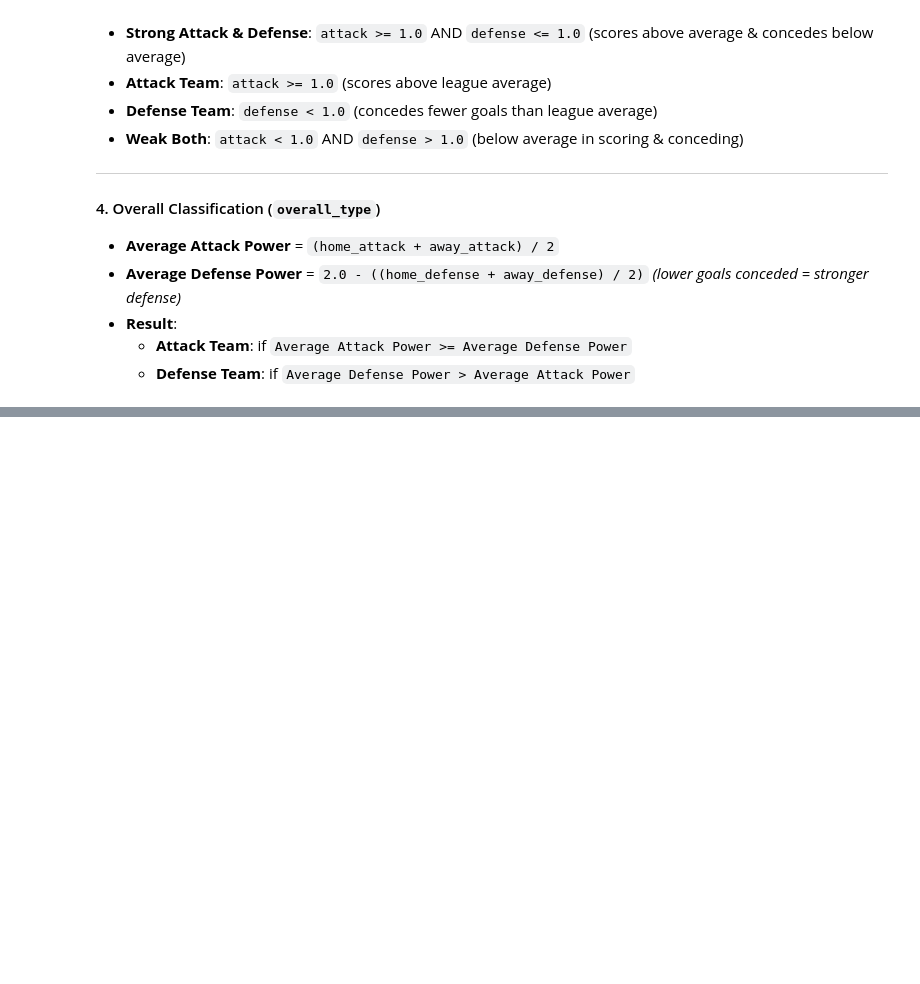
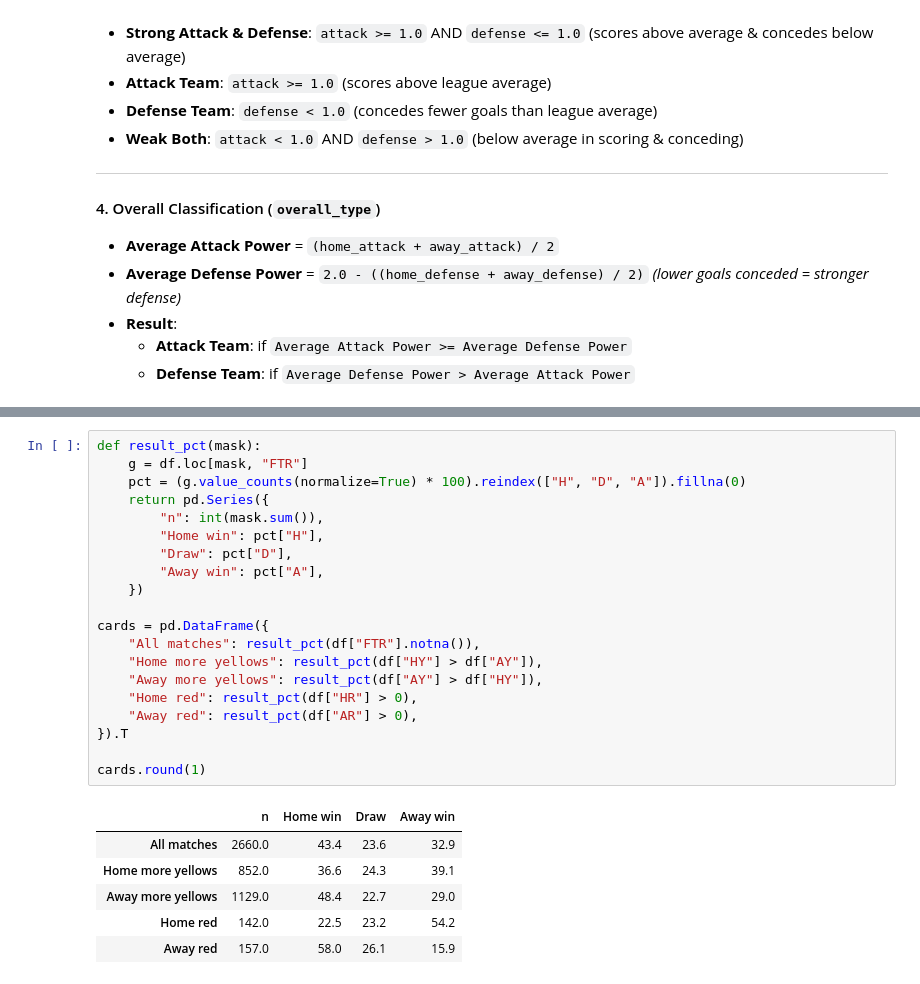
Before and after one commit to kkathait/D501_Final_Project, a Jupyter notebook: data relation/data_check.ipynb, the cells around one changed output, grey strips where cells are left out. Drawn from its saved outputs; the diff is of its cells as text; blank space fills up the shorter version.

```diff
--- a/data relation/data_check.ipynb
+++ b/data relation/data_check.ipynb
@@ -384,0 +392,27 @@ League Avg Away Goals: 1.312
+# %%
+def result_pct(mask):
+    g = df.loc[mask, "FTR"]
+    pct = (g.value_counts(normalize=True) * 100).reindex(["H", "D", "A"]).fillna(0)
+    return pd.Series({
+        "n": int(mask.sum()),
+        "Home win": pct["H"],
+        "Draw": pct["D"],
+        "Away win": pct["A"],
+    })
+
+cards = pd.DataFrame({
+    "All matches": result_pct(df["FTR"].notna()),
+    "Home more yellows": result_pct(df["HY"] > df["AY"]),
+    "Away more yellows": result_pct(df["AY"] > df["HY"]),
+    "Home red": result_pct(df["HR"] > 0),
+    "Away red": result_pct(df["AR"] > 0),
+}).T
+
+cards.round(1)
+# %% [output]
+|  | n | Home win | Draw | Away win |
+| All matches | 2660.0 | 43.4 | 23.6 | 32.9 |
+| Home more yellows | 852.0 | 36.6 | 24.3 | 39.1 |
+| Away more yellows | 1129.0 | 48.4 | 22.7 | 29.0 |
+| Home red | 142.0 | 22.5 | 23.2 | 54.2 |
+| Away red | 157.0 | 58.0 | 26.1 | 15.9 |
```
Also changed, not shown: parts of 15 cells of this notebook, 6 other files.
